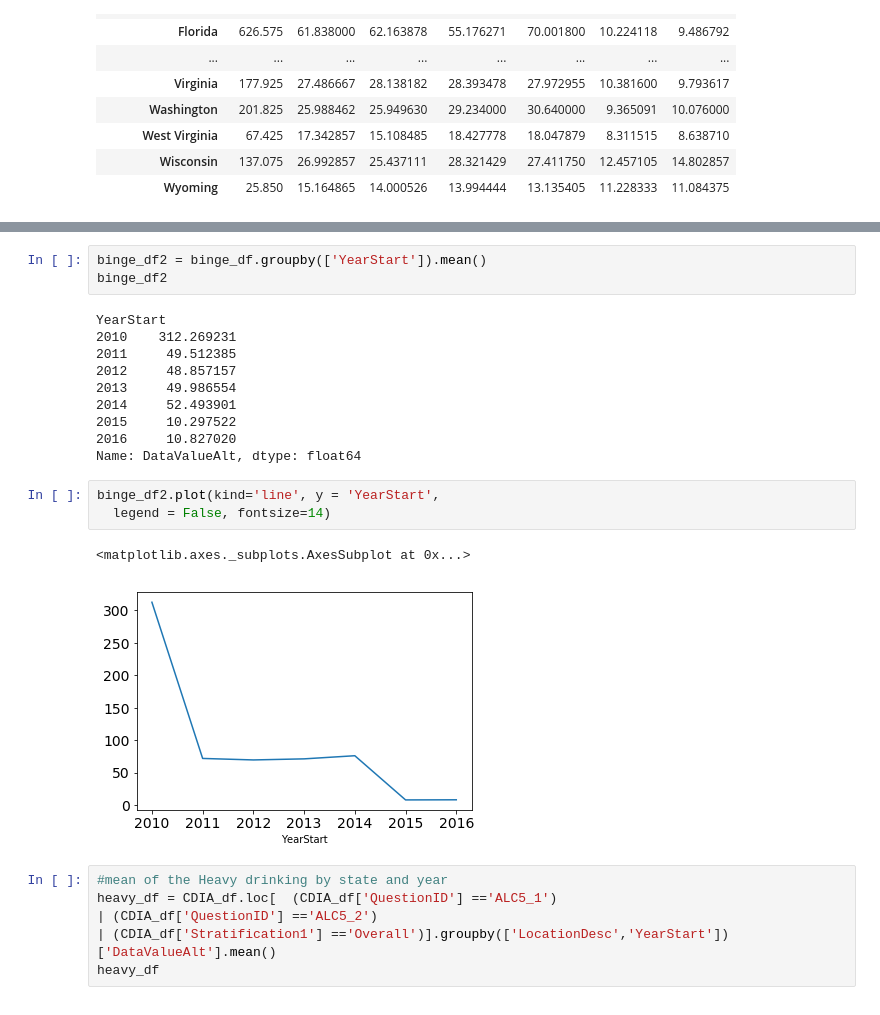
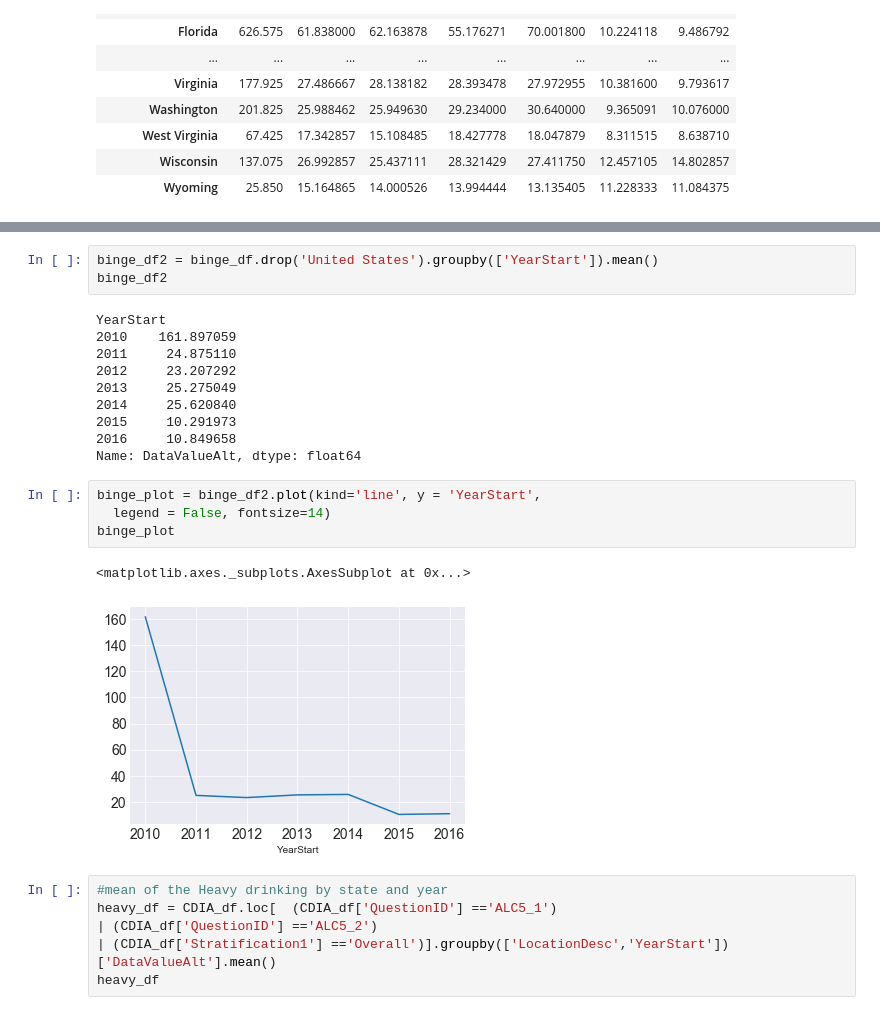
Before and after one commit to cmtaflin/Groupb2, a Jupyter notebook: CDIA2.ipynb, the cells around one changed output, grey strips where cells are left out. Saved outputs shown, nothing was run; the diff lists cells and outputs as text.

```diff
--- a/CDIA2.ipynb
+++ b/CDIA2.ipynb
@@ -76,22 +80,23 @@ binge_df1
 # %%
-binge_df2 = binge_df.groupby(['YearStart']).mean()
+binge_df2 = binge_df.drop('United States').groupby(['YearStart']).mean()
 binge_df2
 # %% [output]
 YearStart
-2010    312.269231
-2011     49.512385
-2012     48.857157
-2013     49.986554
-2014     52.493901
-2015     10.297522
-2016     10.827020
+2010    161.897059
+2011     24.875110
+2012     23.207292
+2013     25.275049
+2014     25.620840
+2015     10.291973
+2016     10.849658
 Name: DataValueAlt, dtype: float64
 # %%
-binge_df2.plot(kind='line', y = 'YearStart',
+binge_plot = binge_df2.plot(kind='line', y = 'YearStart',
   legend = False, fontsize=14)
+binge_plot
 # %% [output]
 <matplotlib.axes._subplots.AxesSubplot at 0x...>
-[figure, old version]
+[figure, new version]
 # %%
 #mean of the Heavy drinking by state and year
 heavy_df = CDIA_df.loc[  (CDIA_df['QuestionID'] =='ALC5_1')
```
Also changed, not shown: parts of 15 cells of this notebook.
